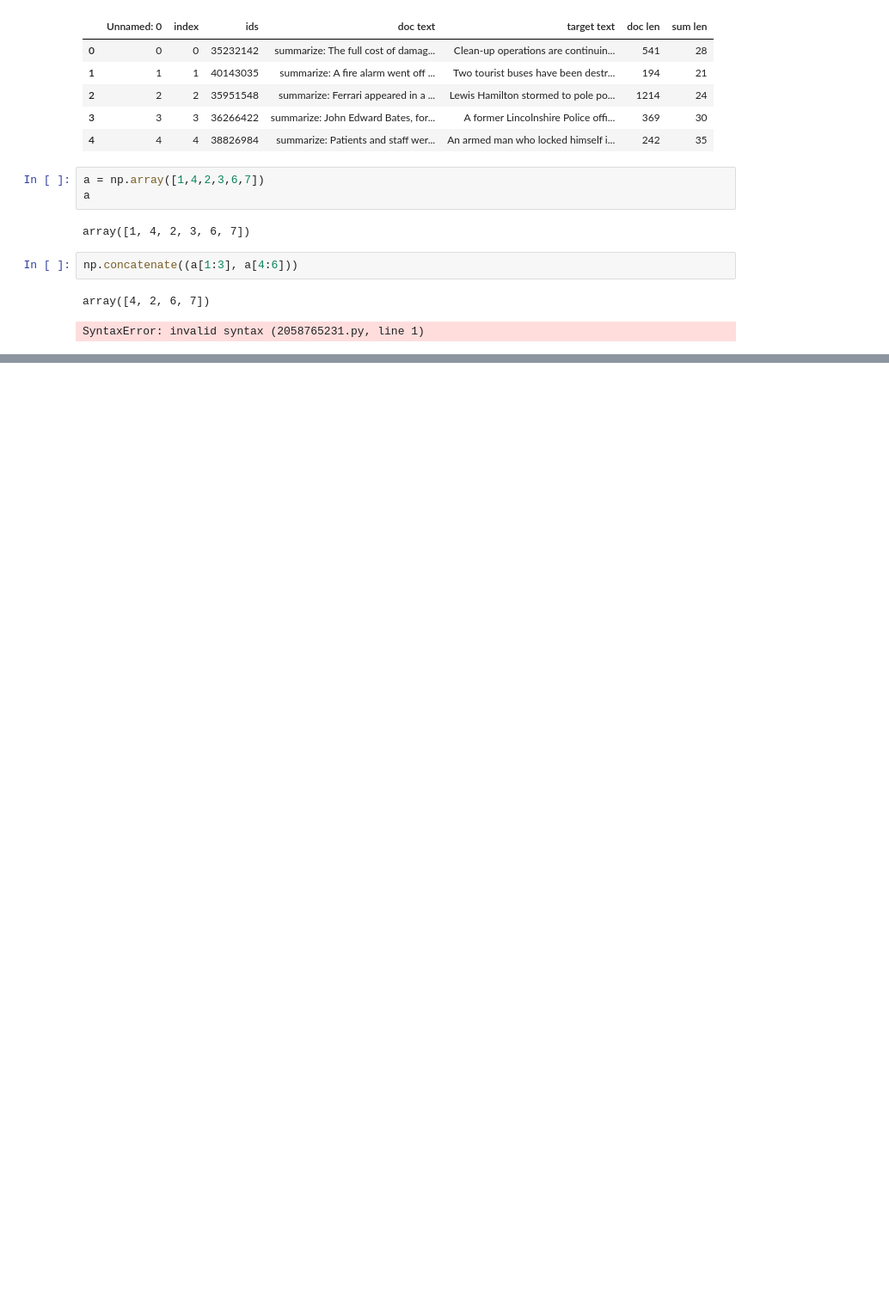
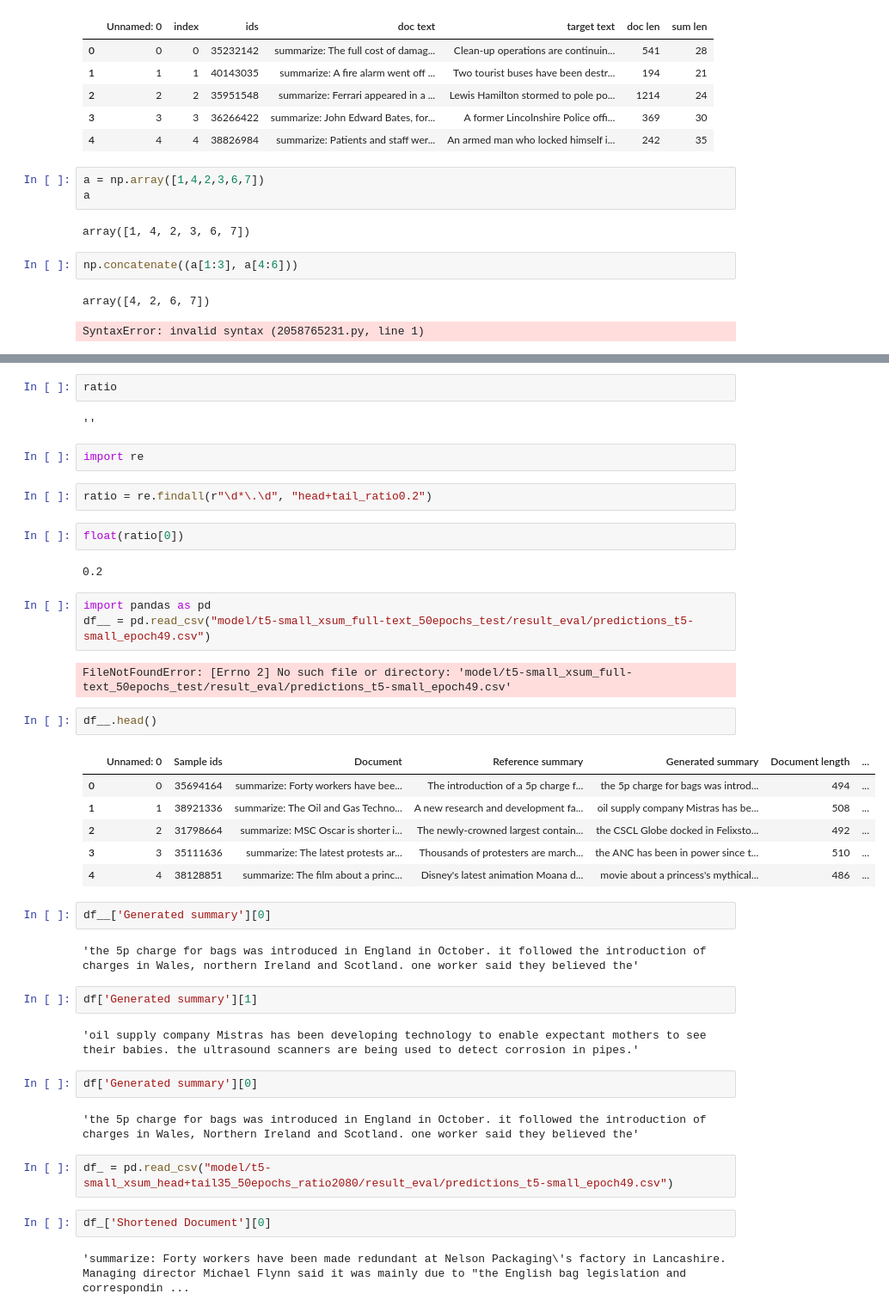
Before and after one commit to beaupranisaa/Text-Summarization, a Jupyter notebook: Untitled.ipynb, the cells around one changed output, grey strips where cells are left out. Shown: that part at 86% size. Cells and saved outputs as stored; diff of their text form; blank space fills up the shorter version.

```diff
--- a/Untitled.ipynb
+++ b/Untitled.ipynb
@@ -57,0 +75,44 @@ SyntaxError: invalid syntax (2058765231.py, line 1)
+# %%
+ratio
+# %% [output]
+''
+# %%
+import re
+# %%
+ratio = re.findall(r"\d*\.\d", "head+tail_ratio0.2")
+# %%
+float(ratio[0])
+# %% [output]
+0.2
+# %%
+import pandas as pd
+df__ = pd.read_csv("model/t5-small_xsum_full-text_50epochs_test/result_eval/predictions_t5-small_epoch49.csv")
+# %% [output]
+FileNotFoundError: [Errno 2] No such file or directory: 'model/t5-small_xsum_full-text_50epochs_test/result_eval/predictions_t5-small_epoch49.csv'
+# %%
+df__.head()
+# %% [output]
+|  | Unnamed: 0 | Sample ids | Document | Reference summary | Generated summary | Document length | ... |
+| 0 | 0 | 35694164 | summarize: Forty workers have bee... | The introduction of a 5p charge f... | the 5p charge for bags was introd... | 494 | ... |
+| 1 | 1 | 38921336 | summarize: The Oil and Gas Techno... | A new research and development fa... | oil supply company Mistras has be... | 508 | ... |
+| 2 | 2 | 31798664 | summarize: MSC Oscar is shorter i... | The newly-crowned largest contain... | the CSCL Globe docked in Felixsto... | 492 | ... |
+| 3 | 3 | 35111636 | summarize: The latest protests ar... | Thousands of protesters are march... | the ANC has been in power since t... | 510 | ... |
+| 4 | 4 | 38128851 | summarize: The film about a princ... | Disney's latest animation Moana d... | movie about a princess's mythical... | 486 | ... |
+# %%
+df__['Generated summary'][0]
+# %% [output]
+'the 5p charge for bags was introduced in England in October. it followed the introduction of charges in Wales, northern Ireland and Scotland. one worker said they believed the'
+# %%
+df['Generated summary'][1]
+# %% [output]
+'oil supply company Mistras has been developing technology to enable expectant mothers to see their babies. the ultrasound scanners are being used to detect corrosion in pipes.'
+# %%
+df['Generated summary'][0]
+# %% [output]
+'the 5p charge for bags was introduced in England in October. it followed the introduction of charges in Wales, Northern Ireland and Scotland. one worker said they believed the'
+# %%
+df_ = pd.read_csv("model/t5-small_xsum_head+tail35_50epochs_ratio2080/result_eval/predictions_t5-small_epoch49.csv")
+# %%
+df_['Shortened Document'][0]
+# %% [output]
+'summarize: Forty workers have been made redundant at Nelson Packaging\'s factory in Lancashire. Managing director Michael Flynn said it was mainly due to "the English bag legislation and correspondin ...
```
Also changed, not shown: parts of 14 cells of this notebook, 10 other files.
